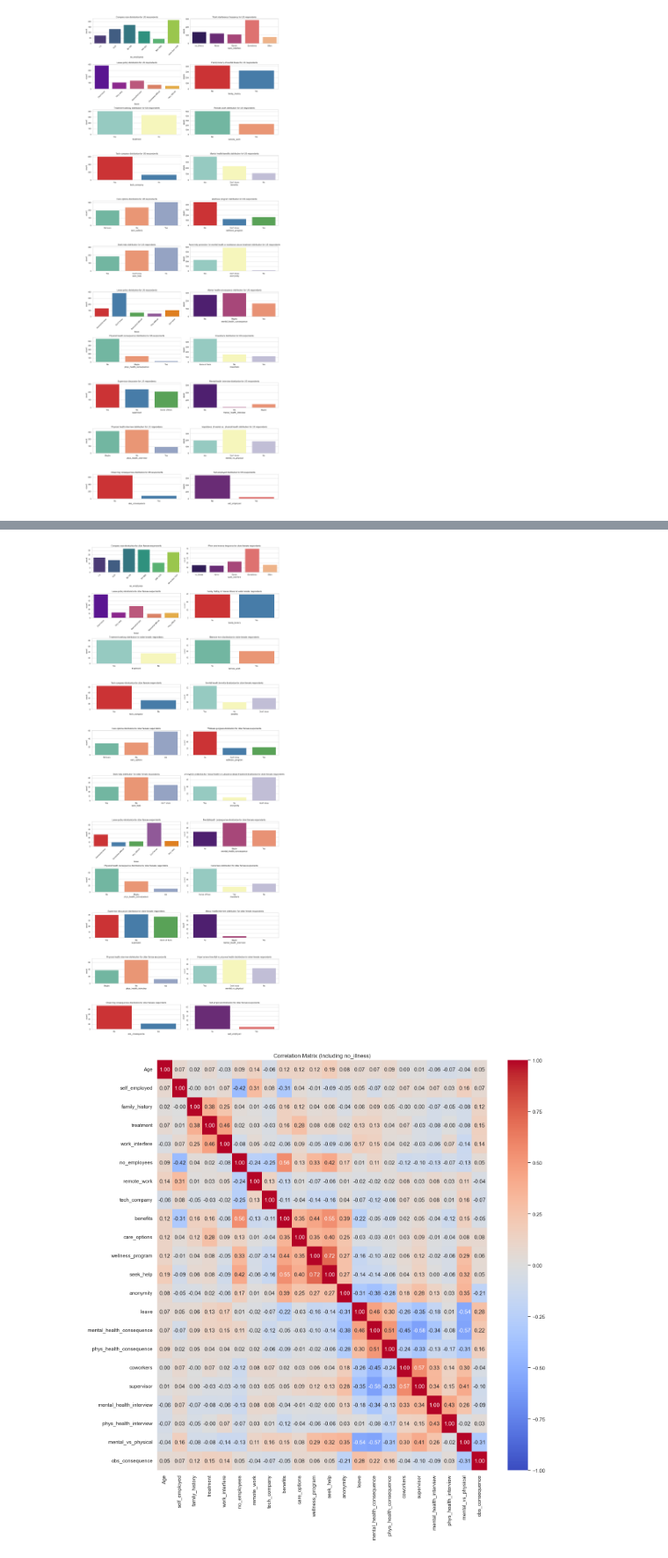
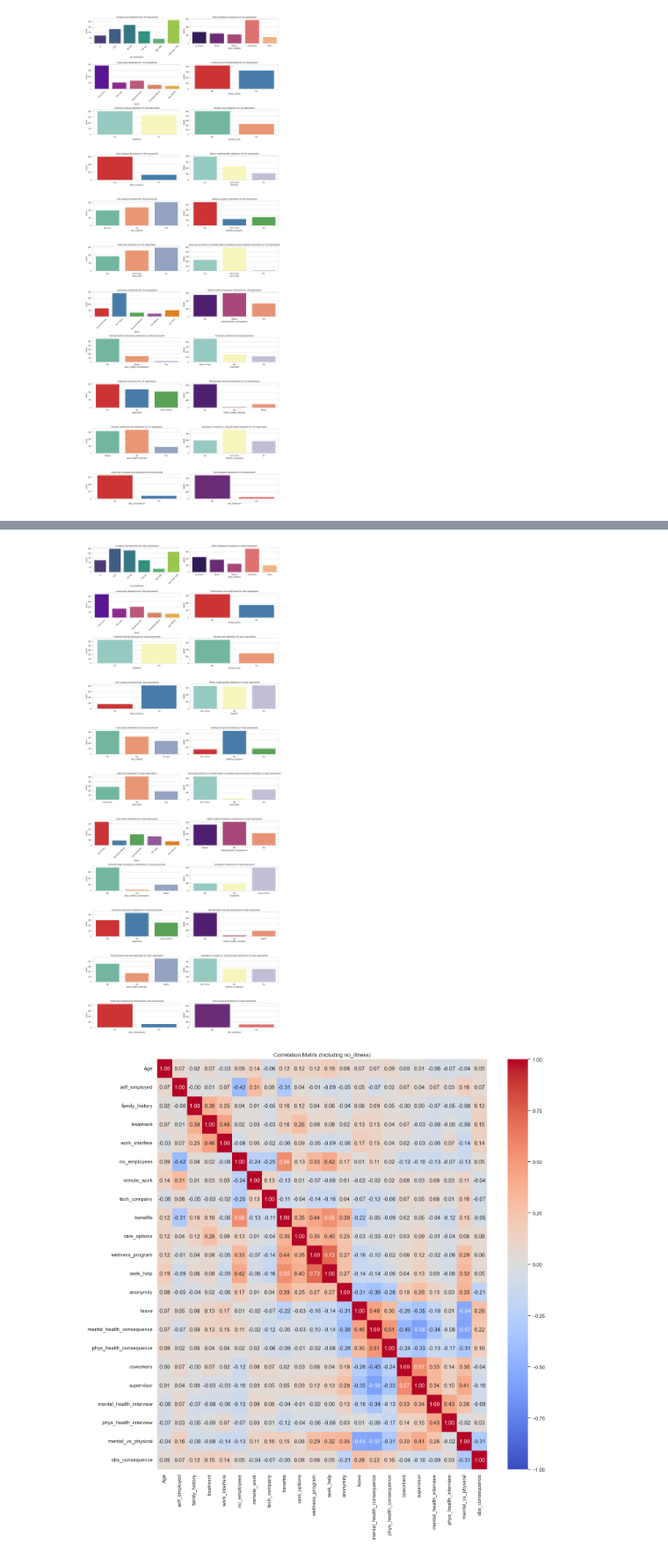
Before and after one commit to natalia5678/dm_project_imported, a Jupyter notebook: projDM.ipynb, the cells around one changed output, grey strips where cells are left out. Shown at 88% size. Drawn from its saved outputs; the diff is of its cells as text; code cells hidden in the pictures.

Commit message:
changed bar graph clustering

```diff
--- a/projDM.ipynb
+++ b/projDM.ipynb
@@ -700,82 +705,82 @@ Passing `palette` without assigning `hue` is deprecated and will be removed in v
 # %%
-# EDA for older females
+# EDA for males
 
-df_females_old = df[(df['Gender'] == 'Female') & (df['Age'] >= median_age)].copy()
+df_males = df[df['Gender'] == 'Male'].copy()
 
 sns.set_theme(style="whitegrid")
 fig, axes = plt.subplots(11, 2, figsize=(16, 40))
 
 size_order = ['1-5', '6-25', '26-100', '100-500', '500-1000', 'More than 1000']
-sns.countplot(data=df_females_old, x='no_employees', order=size_order, ax=axes[0, 0], palette='viridis')
-axes[0, 0].set_title('Company size distribution for older female respondents')
+sns.countplot(data=df_males, x='no_employees', order=size_order, ax=axes[0, 0], palette='viridis')
+axes[0, 0].set_title('Company size distribution for male respondents')
 axes[0, 0].tick_params(axis='x', rotation=45)
 
 interfere_order = ['no_illness', 'Never', 'Rarely', 'Sometimes', 'Often']
-sns.countplot(data=df_females_old, x='work_interfere', order=interfere_order, ax=axes[0, 1], palette='magma')
-axes[0, 1].set_title('Work interference frequency for older female respondents')
+sns.countplot(data=df_males, x='work_interfere', order=interfere_order, ax=axes[0, 1], palette='magma')
+axes[0, 1].set_title('Work interference frequency for male respondents')
 
 leave_order = ['Don\'t know', 'Very easy', 'Somewhat easy', 'Somewhat difficult', 'Very difficult']
-sns.countplot(data=df_females_old, x='leave', order=leave_order, ax=axes[1, 0], palette='plasma')
-axes[1, 0].set_title('Leave policy distribution for older female respondents')
+sns.countplot(data=df_males, x='leave', order=leave_order, ax=axes[1, 0], palette='plasma')
+axes[1, 0].set_title('Leave policy distribution for male respondents')
 axes[1, 0].tick_params(axis='x', rotation=45)
 
-sns.countplot(data=df_females_old, x='family_history', ax=axes[1, 1], palette='Set1')
-axes[1, 1].set_title('Family history of mental illness for older female respondents')
+sns.countplot(data=df_males, x='family_history', ax=axes[1, 1], palette='Set1')
+axes[1, 1].set_title('Family history of mental illness for male respondents')
 
-sns.countplot(data=df_females_old, x='treatment', ax=axes[2, 0], palette='Set3')
-axes[2, 0].set_title('Treatment seeking distribution for older female respondents')
+sns.countplot(data=df_males, x='treatment', ax=axes[2, 0], palette='Set3')
+axes[2, 0].set_title('Treatment seeking distribution for male respondents')
 
-sns.countplot(data=df_females_old, x='remote_work', ax=axes[2, 1], palette='Set2')
-axes[2, 1].set_title('Remote work distribution for older female respondents')
+sns.countplot(data=df_males, x='remote_work', ax=axes[2, 1], palette='Set2')
+axes[2, 1].set_title('Remote work distribution for male respondents')
 
-sns.countplot(data=df_females_old, x='tech_company', ax=axes[3, 0], palette='Set1')
-axes[3, 0].set_title('Tech company distribution for older female respondents')
+sns.countplot(data=df_males, x='tech_company', ax=axes[3, 0], palette='Set1')
+axes[3, 0].set_title('Tech company distribution for male respondents')
 
-sns.countplot(data=df_females_old, x='benefits', ax=axes[3, 1], palette='Set3')
-axes[3, 1].set_title('Mental health benefits distribution for older female respondents')
+sns.countplot(data=df_males, x='benefits', ax=axes[3, 1], palette='Set3')
+axes[3, 1].set_title('Mental health benefits distribution for male respondents')
 
-sns.countplot(data=df_females_old, x='care_options', ax=axes[4, 0], palette='Set2')
-axes[4, 0].set_title('Care options distribution for older female respondents')
+sns.countplot(data=df_males, x='care_options', ax=axes[4, 0], palette='Set2')
+axes[4, 0].set_title('Care options distribution for male respondents')
 
-sns.countplot(data=df_females_old, x='wellness_program', ax=axes[4, 1], palette='Set1')
-axes[4, 1].set_title('Wellness program distribution for older female respondents')
+sns.countplot(data=df_males, x='wellness_program', ax=axes[4, 1], palette='Set1')
+axes[4, 1].set_title('Wellness program distribution for male respondents')
 
-sns.countplot(data=df_females_old, x='seek_help', ax=axes[5, 0], palette='Set2')
-axes[5, 0].set_title('Seek help distribution for older female respondents')
+sns.countplot(data=df_males, x='seek_help', ax=axes[5, 0], palette='Set2')
+axes[5, 0].set_title('Seek help distribution for male respondents')
 
-sns.countplot(data=df_females_old, x='anonymity', ax=axes[5, 1], palette='Set3')
-axes[5, 1].set_title('Anonymity protection for mental health or substance abuse treatment distribution for older female respondents')
+sns.countplot(data=df_males, x='anonymity', ax=axes[5, 1], palette='Set3')
+axes[5, 1].set_title('Anonymity protection for mental health or substance abuse treatment distribution for male respondents')
 
-sns.countplot(data=df_females_old, x='leave', ax=axes[6, 0], palette='Set1')
-axes[6, 0].set_title('Leave policy distribution for older female respondents')
+sns.countplot(data=df_males, x='leave', ax=axes[6, 0], palette='Set1')
+axes[6, 0].set_title('Leave policy distribution for male respondents')
 axes[6, 0].tick_params(axis='x', rotation=45)
 
-sns.countplot(data=df_females_old, x='mental_health_consequence',ax=axes[6, 1], palette='magma')
-axes[6, 1].set_title('Mental health consequence distribution for older female respondents')
+sns.countplot(data=df_males, x='mental_health_consequence',ax=axes[6, 1], palette='magma')
+axes[6, 1].set_title('Mental health consequence distribution for male respondents')
 
-sns.countplot(data=df_females_old, x='phys_health_consequence', ax=axes[7, 0], palette='Set2')
-axes[7, 0].set_title('Physical health consequence distribution for older female respondents')
+sns.countplot(data=df_males, x='phys_health_consequence', ax=axes[7, 0], palette='Set2')
+axes[7, 0].set_title('Physical health consequence distribution for male respondents')
 
-sns.countplot(data=df_females_old, x='coworkers', ax=axes[7, 1], palette='Set3')
-axes[7, 1].set_title('Coworkers distribution for older female respondents')
+sns.countplot(data=df_males, x='coworkers', ax=axes[7, 1], palette='Set3')
+axes[7, 1].set_title('Coworkers distribution for male respondents')
 
-sns.countplot(data=df_females_old, x='supervisor', ax=axes[8, 0], palette='Set1')
-axes[8, 0].set_title('Supervisor discussion distribution for older female respondents')
+sns.countplot(data=df_males, x='supervisor', ax=axes[8, 0], palette='Set1')
+axes[8, 0].set_title('Supervisor discussion distribution for male respondents')
 
-sns.countplot(data=df_females_old, x='mental_health_interview', ax=axes[8, 1], palette='magma')
-axes[8, 1].set_title('Mental health interview distribution for older female respondents')
+sns.countplot(data=df_males, x='mental_health_interview', ax=axes[8, 1], palette='magma')
+axes[8, 1].set_title('Mental health interview distribution for male respondents')
 
-sns.countplot(data=df_females_old, x='phys_health_interview', ax=axes[9, 0], palette='Set2')
-axes[9, 0].set_title('Physical health interview distribution for older female respondents')
+sns.countplot(data=df_males, x='phys_health_interview', ax=axes[9, 0], palette='Set2')
+axes[9, 0].set_title('Physical health interview distribution for male respondents')
 
-sns.countplot(data=df_females_old, x='mental_vs_physical', ax=axes[9, 1], palette='Set3')
-axes[9, 1].set_title('Importance of mental vs. physical health distribution for older female respondents')
+sns.countplot(data=df_males, x='mental_vs_physical', ax=axes[9, 1], palette='Set3')
+axes[9, 1].set_title('Importance of mental vs. physical health distribution for male respondents')
 
-sns.countplot(data=df_females_old, x='obs_consequence', ax=axes[10, 0], palette='Set1')
-axes[10, 0].set_title('Observing consequences distribution for older female respondents')
+sns.countplot(data=df_males, x='obs_consequence', ax=axes[10, 0], palette='Set1')
+axes[10, 0].set_title('Observing consequences distribution for male respondents')
 
-sns.countplot(data=df_females_old, x='self_employed', ax=axes[10, 1], palette='magma')
-axes[10, 1].set_title('Self-employed distribution for older female respondents')
+sns.countplot(data=df_males, x='self_employed', ax=axes[10, 1], palette='magma')
+axes[10, 1].set_title('Self-employed distribution for male respondents')
 
 plt.tight_layout()
 plt.show()
@@ -800,4 +805,4 @@ Passing `palette` without assigning `hue` is deprecated and will be removed in v
-[figure, old version]
+[figure, new version]
 # %%
 # CORRELATIONS BETWEEN ATTRIBUTES for all genders and group ages
 df_encoded = df.copy()
```
Also changed, not shown: parts of 6 cells of this notebook.
